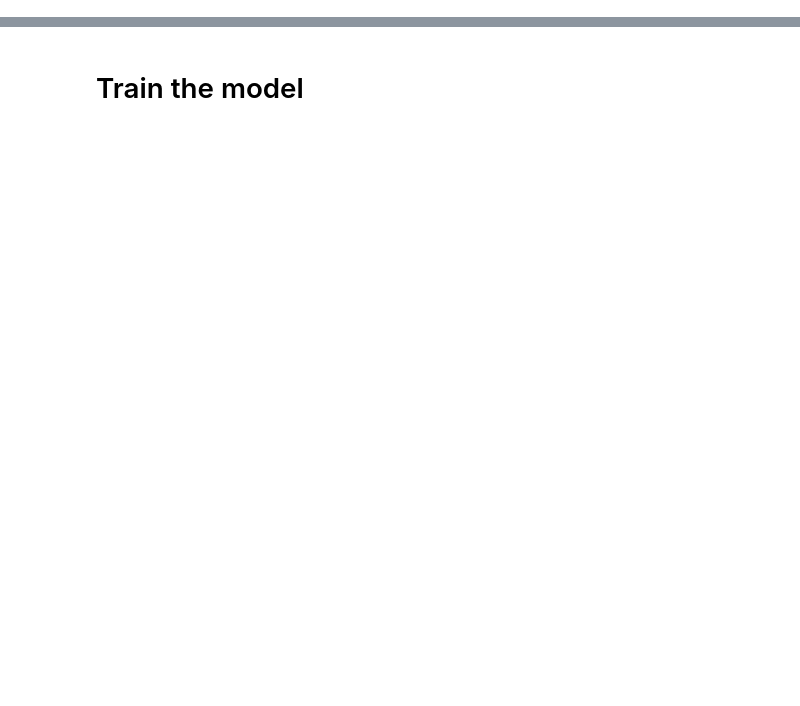
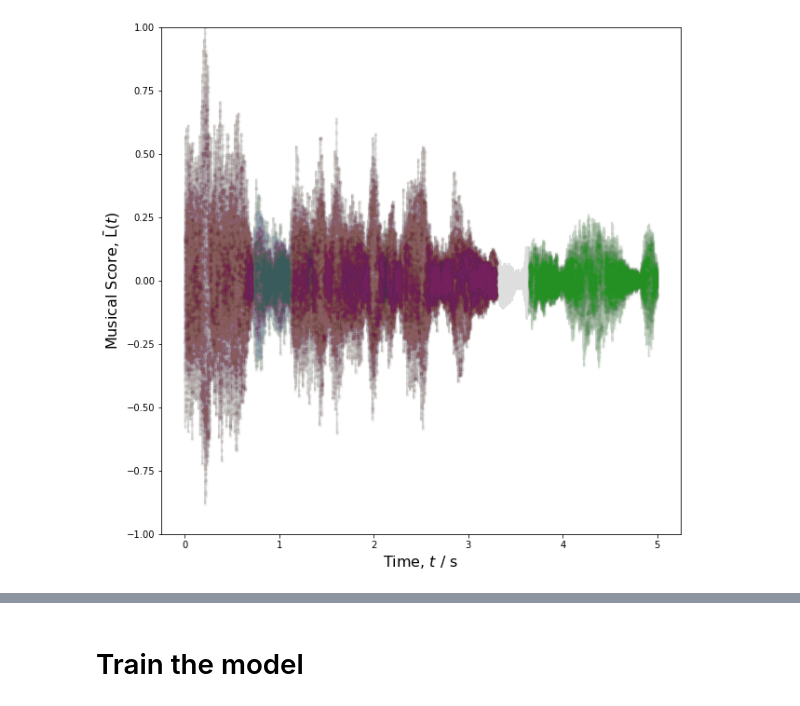
Before and after one commit to gszep/sound-detection, a Jupyter notebook: musicnet_functional.ipynb, the cells around one changed output, grey strips where cells are left out. Cells and saved outputs as stored; diff of their text form; code cells hidden in the pictures; blank space fills up the shorter version.

```diff
--- a/musicnet_functional.ipynb
+++ b/musicnet_functional.ipynb
@@ -37,23 +35,2 @@ window = 16384
 stride = 512
 regions = 1 + (window - d)/stride
-# %%
-data = musicnet.MusicNet(dataset='test')
-with data :
-    for id in data.ids:
-        size = len(data.records[id][0])
-
-        print '###############################',id
-        y = np.zeros((size,128,11),dtype=np.int8)
-
-        for t in xrange(size):
-            print t,'.'
-
-            for label in data.labeltree[id][t]:
-                inst,note,_,_,_ = label.data
-
-                if inst != 0:
-                    label_index = list(data.labels==inst).index(True)
-                    y[t,note,label_index] = 1
-
-        print '\n'
-        np.save(os.path.join(data.labels_path,str(id)),y)
@@ -102,0 +37,20 @@ Audio(X,rate=fs)
+# %%
+with musicnet.MusicNet() as data:
+    audio,label = data[1]
+
+    time = linspace(0,data.window,audio.size)/data.sample_frequency
+    t,f,s = stft(audio,time)
+
+    figure(figsize=(10,10))
+
+    for inst in xrange(11):
+        inst_mask = amax(label[:,:,inst],axis=1).todense().astype(bool)
+        plot(time, audio/amax(audio),'k',alpha=0.01)
+        plot(time[inst_mask], audio[inst_mask]/amax(audio),'.',alpha=0.01)
+
+    xlabel(r'Time, $t$ / s',fontsize=16)
+    ylabel(r'Musical Score, $\bar{\mathrm{L}}(t)$',fontsize=16)
+    ylim(-1,1)
+
+Audio(audio,rate=44100)
+# %% [output]
@@ -102,0 +58 @@ Audio(X,rate=fs)
+[figure, added]
```
Also changed, not shown: parts of 11 cells of this notebook, 11 other files.
